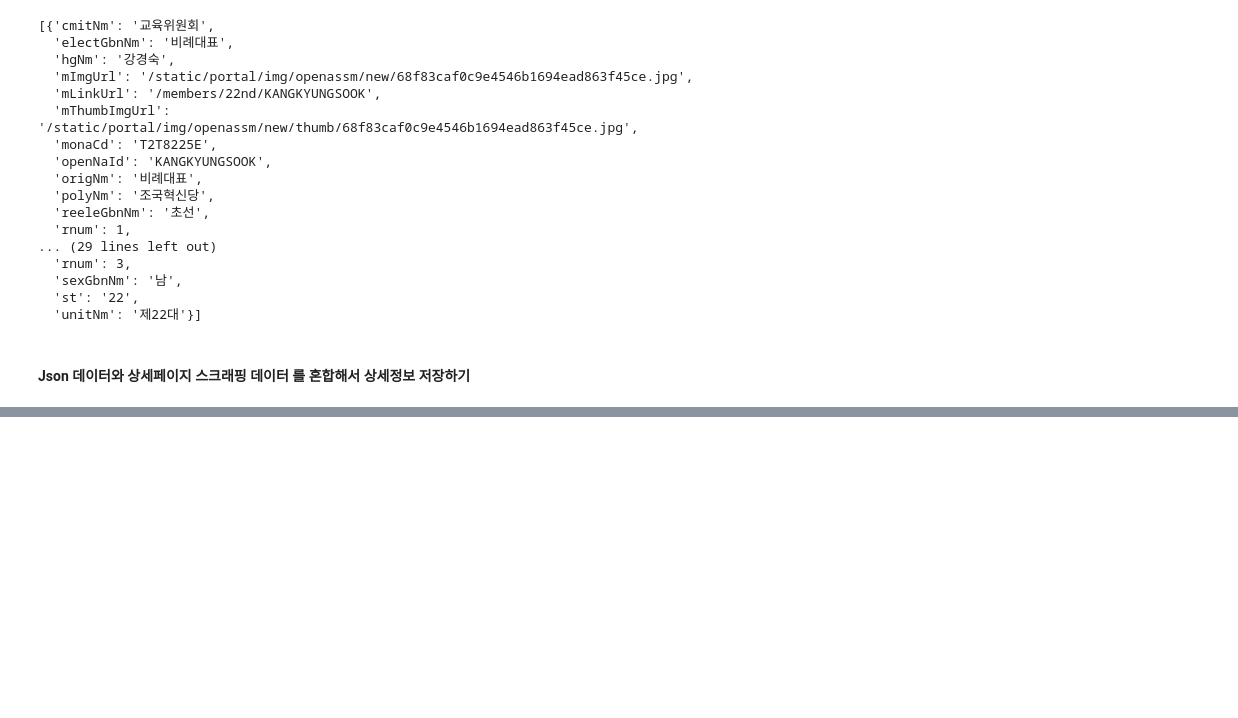
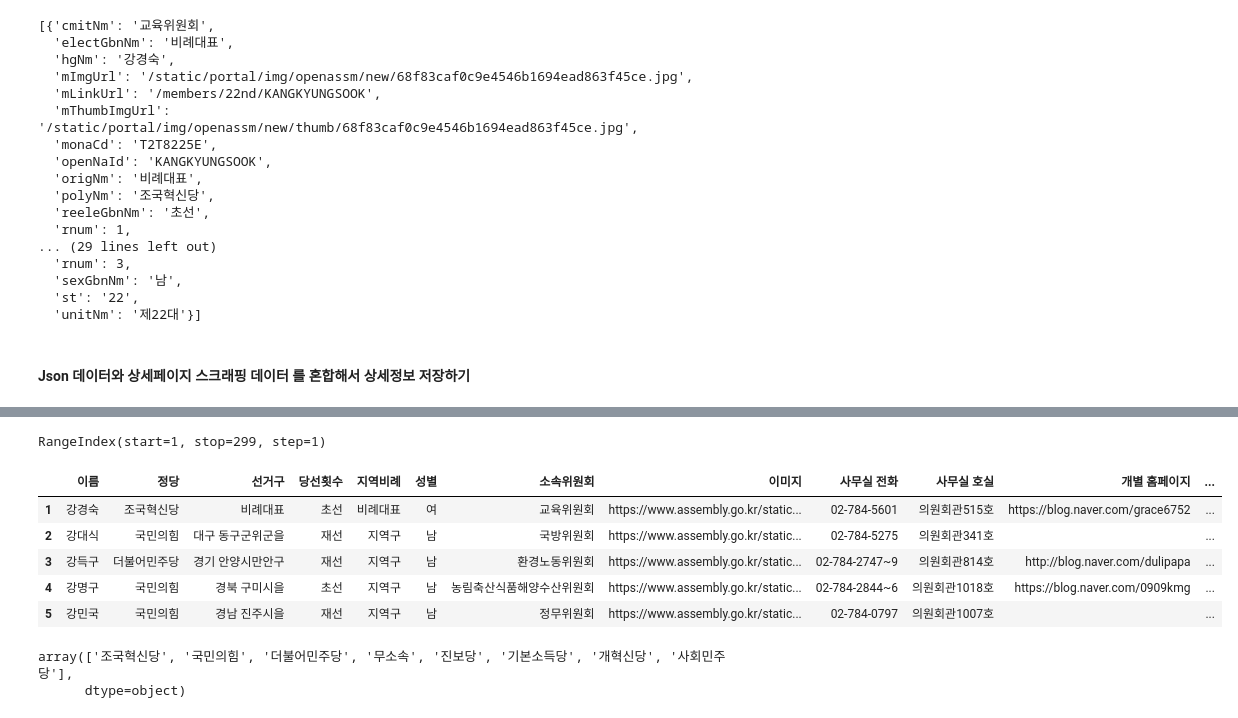
Before and after one commit to SK-Shieldus-Rookies-4/SK-Shieldus-Rookies_Study, a Jupyter notebook: study/Data_Analysis/Python_WebScraping_Analysis/05.국회의원현황_New2025.ipynb, the cells around one changed output, grey strips where cells are left out. Cells and saved outputs as stored; diff of their text form; code cells hidden in the pictures; blank space fills up the shorter version.

```diff
--- a/study/Data_Analysis/Python_WebScraping_Analysis/05.국회의원현황_New2025.ipynb
+++ b/study/Data_Analysis/Python_WebScraping_Analysis/05.국회의원현황_New2025.ipynb
@@ -163,0 +170,18 @@ True 3 https://www.assembly.go.kr/members/22nd/KANGDEUKGU
+# %%
+import pandas as pd
+
+member_df = pd.DataFrame(columns=['이름','정당','선거구','당선횟수','지역비례','성별','소속위원회','이미지','사무실 전화','사무실 호실',\
+                                  '개별 홈페이지','이메일','보좌관','선임비서관','비서관','의원실 안내'])
+
+for member_detail in member_detail_list:
+    # Row 하나 생성
+    df_new_row = pd.DataFrame.from_records([member_detail])
+    member_df = pd.concat([member_df, df_new_row])
+    # dict <=> Series
+    #series_obj = pd.Series(member_detail)
+    # Series 객체를 append
+    #member_df = member_df.append(series_obj, ignore_index=True)
+
+print(member_df.columns)
+print(member_df.shape)
+member_df.head(2)
@@ -163,0 +196,21 @@ True 3 https://www.assembly.go.kr/members/22nd/KANGDEUKGU
+# %%
+# index가 1부터 시작하도록 재설정
+member_df.reset_index(drop=True, inplace=True)
+member_df.index = member_df.index + 1
+print(member_df.index)
+# %% [output]
+RangeIndex(start=1, stop=299, step=1)
+# %%
+member_df.head()
+# %% [output]
+|  | 이름 | 정당 | 선거구 | 당선횟수 | 지역비례 | 성별 | 소속위원회 | 이미지 | 사무실 전화 | 사무실 호실 | 개별 홈페이지 | ... |
+| 1 | 강경숙 | 조국혁신당 | 비례대표 | 초선 | 비례대표 | 여 | 교육위원회 | https://www.assembly.go.kr/static... | 02-784-5601 | 의원회관515호 | https://blog.naver.com/grace6752 | ... |
+| 2 | 강대식 | 국민의힘 | 대구 동구군위군을 | 재선 | 지역구 | 남 | 국방위원회 | https://www.assembly.go.kr/static... | 02-784-5275 | 의원회관341호 |  | ... |
+| 3 | 강득구 | 더불어민주당 | 경기 안양시만안구 | 재선 | 지역구 | 남 | 환경노동위원회 | https://www.assembly.go.kr/static... | 02-784-2747~9 | 의원회관814호 | http://blog.naver.com/dulipapa | ... |
+| 4 | 강명구 | 국민의힘 | 경북 구미시을 | 초선 | 지역구 | 남 | 농림축산식품해양수산위원회 | https://www.assembly.go.kr/static... | 02-784-2844~6 | 의원회관1018호 | https://blog.naver.com/0909kmg | ... |
+| 5 | 강민국 | 국민의힘 | 경남 진주시을 | 재선 | 지역구 | 남 | 정무위원회 | https://www.assembly.go.kr/static... | 02-784-0797 | 의원회관1007호 |  | ... |
+# %%
+member_df['정당'].unique()
+# %% [output]
+array(['조국혁신당', '국민의힘', '더불어민주당', '무소속', '진보당', '기본소득당', '개혁신당', '사회민주당'],
+      dtype=object)
```
Also changed, not shown: parts of 11 cells of this notebook.
